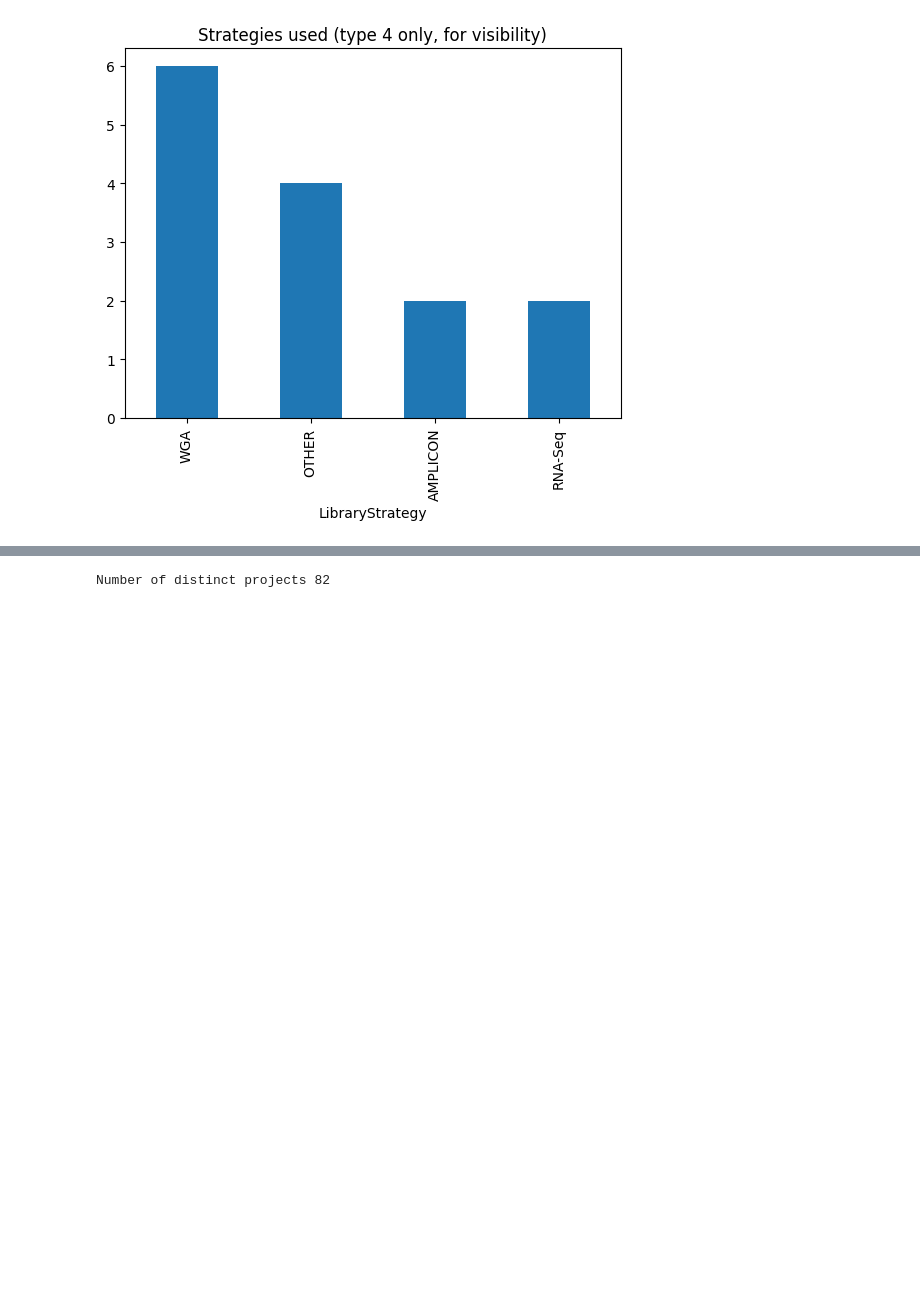
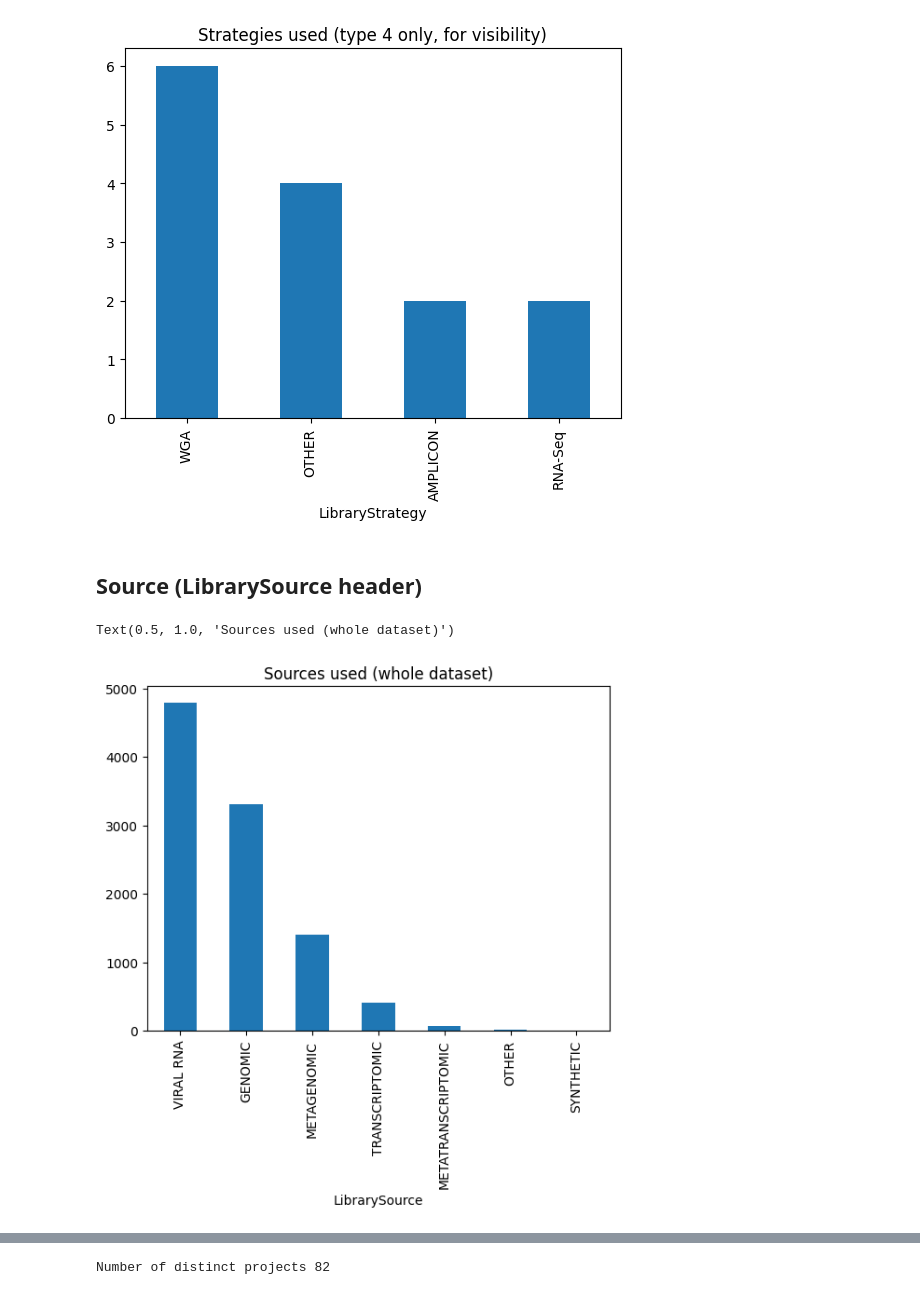
Before and after one commit to Fossam40/DENV-dataAnalysis, a Jupyter notebook: sampleStatistics.ipynb, the cells around one changed output, grey strips where cells are left out. Cells and saved outputs as stored; diff of their text form; code cells hidden in the pictures; blank space fills up the shorter version.

Commit message:
Added sources

```diff
--- a/sampleStatistics.ipynb
+++ b/sampleStatistics.ipynb
@@ -113,3 +113,11 @@ plt.title("Strategies used (type 4 only, for visibility)")
 # %% [output]
 Text(0.5, 1.0, 'Strategies used (type 4 only, for visibility)')
 [figure]
+# %% [markdown]
+## Source (LibrarySource header)
+# %%
+dataset["LibrarySource"].value_counts().plot(kind = 'bar')
+plt.title("Sources used (whole dataset)")
+# %% [output]
+Text(0.5, 1.0, 'Sources used (whole dataset)')
+[figure, added]
```
Also changed, not shown: parts of 4 cells of this notebook.
